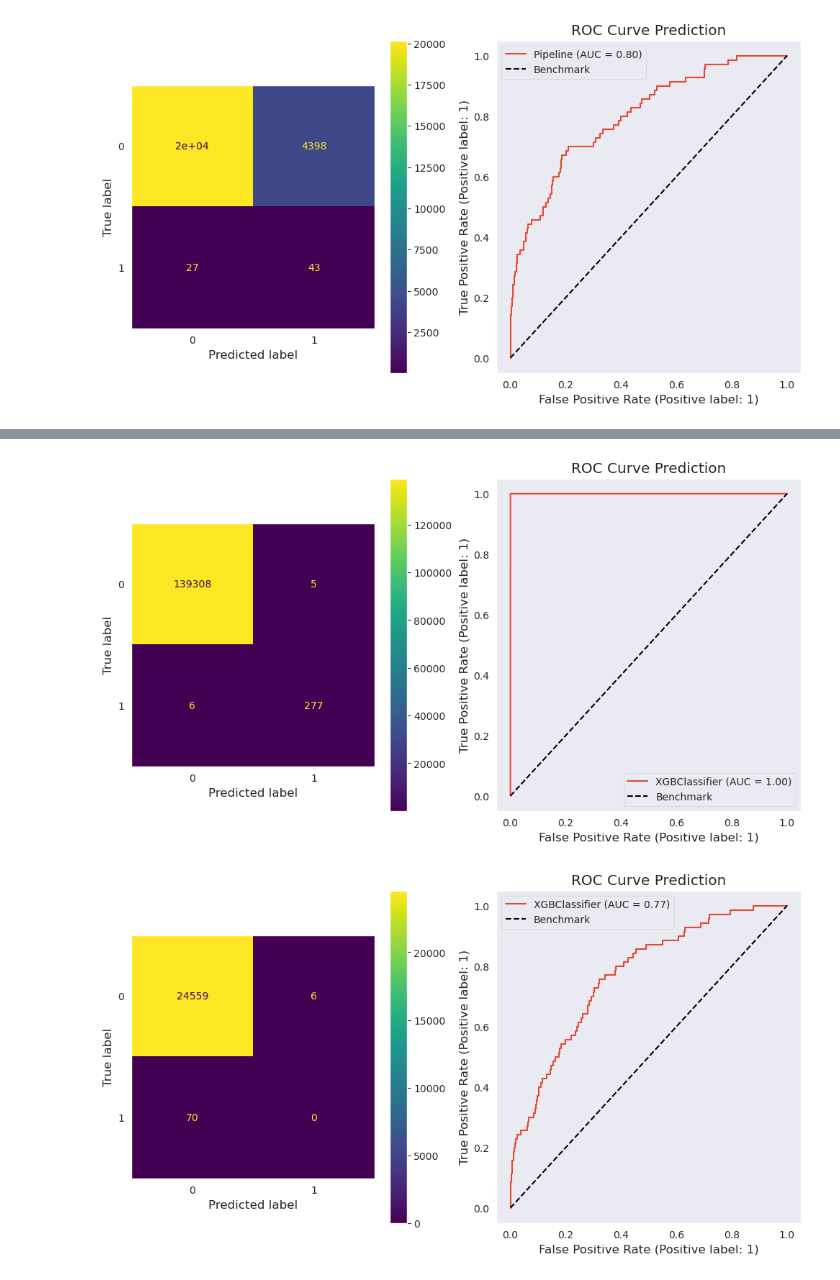
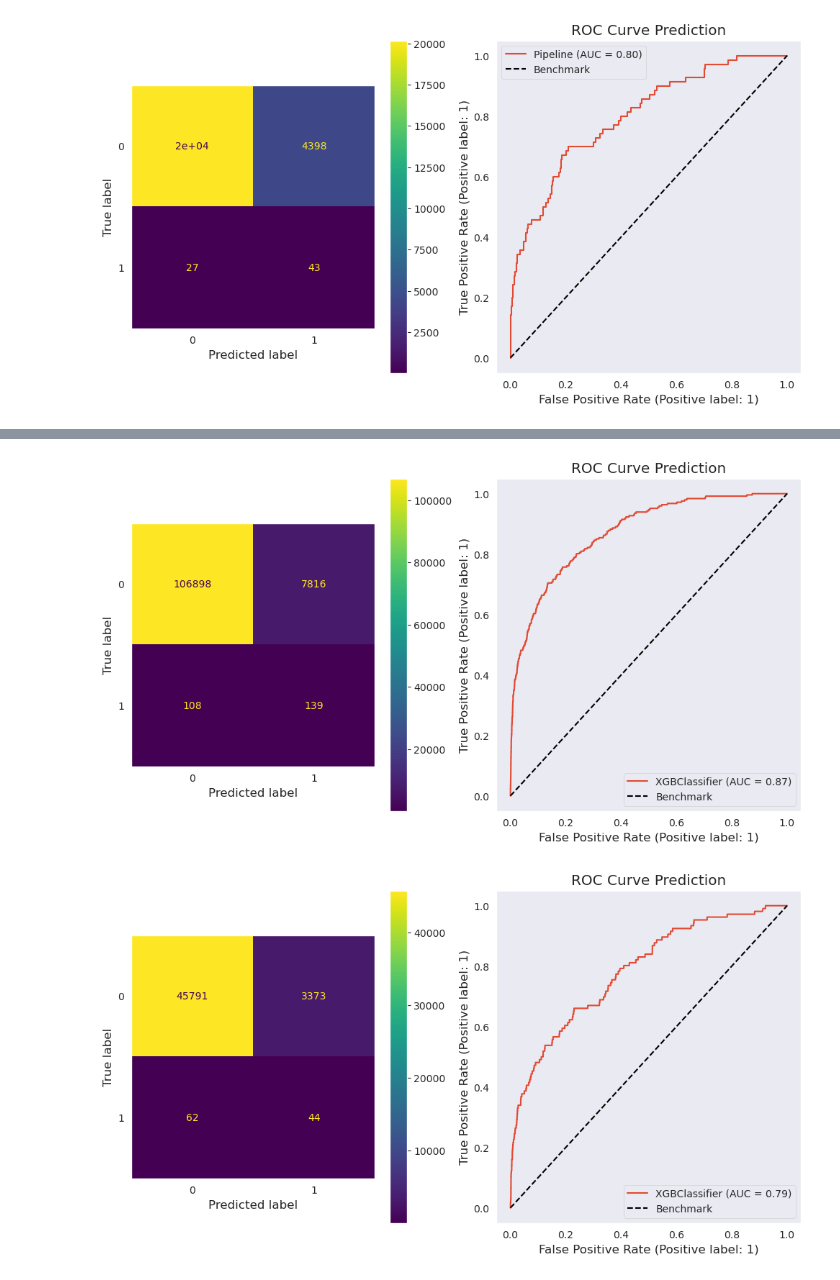
Before and after one commit to SalisEduardo/EAD0830-IA-aplic-financas, a Jupyter notebook: Atividades/atv2/rascunho_modelagem.ipynb, the cells around one changed output, grey strips where cells are left out. Saved outputs shown, nothing was run; the diff lists cells and outputs as text; code cells hidden in the pictures.

Commit message:
Dealing with XGboost Overfitting

```diff
--- a/Atividades/atv2/rascunho_modelagem.ipynb
+++ b/Atividades/atv2/rascunho_modelagem.ipynb
@@ -892,0 +923,14 @@ weighted avg       0.99      1.00      1.00     24635
+# %%
+import xgboost as xgb
+
+# separar variáveis independentes da variável dependente
+X = credit_aproval.drop('Class', axis=1)
+y = credit_aproval['Class']
+
+# dividir dados de treino e de teste
+
+## stratify= y (para dividir de forma que as classes tenham a mesma proporção)
+## random_state para que o resultado seja replicável
+X_train, X_test, y_train, y_test = train_test_split(X, y, train_size=0.7,
+                                                    stratify=y, shuffle=True,
+                                                    random_state=42)
@@ -892,0 +964,22 @@ weighted avg       0.99      1.00      1.00     24635
+# %%
+
+class_ratio = np.sum(y_train == 0) / np.sum(y_train == 1)
+
+# Set the scale_pos_weight parameter
+scale_pos_weight = class_ratio
+
+params_v2 = {
+    'objective': 'binary:logistic',
+    'gamma': 0.6,
+    'learning_rate': 0.001,
+    'max_depth': 3,
+    'min_child_weight': 7,
+    'scale_pos_weight': scale_pos_weight,
+    'subsample': 0.5,
+    'colsample_bytree': 0.5,
+    'eval_metric': 'auc',
+    'seed' : 42
+}
+
+xgboost_v2 = xgb.XGBClassifier(**params_v2)
+xgboost_v2.fit(X_train, y_train)
@@ -892,0 +998,5 @@ weighted avg       0.99      1.00      1.00     24635
+# %%
+avaliacao = [(X_train, y_train), (X_test, y_test)]
+
+xgboost_v2.fit(X_train, y_train ,eval_set = avaliacao, verbose = True)
+resultados_mod = xgboost_v2.evals_result()
@@ -893,8 +1061,8 @@ weighted avg       0.99      1.00      1.00     24635
 # %%
-plot_classification_metrics(xgb_cl,y_train,X_train)
+plot_classification_metrics(xgboost_v2,y_train,X_train)
 # %% [output]
-[figure, old version]
+[figure, new version]
 # %%
-plot_classification_metrics(xgb_cl,y_test,X_test)
+plot_classification_metrics(xgboost_v2,y_test,X_test)
 # %% [output]
-[figure, old version]
+[figure, new version]
```
Also changed, not shown: parts of 43 cells of this notebook, 6 other files.
